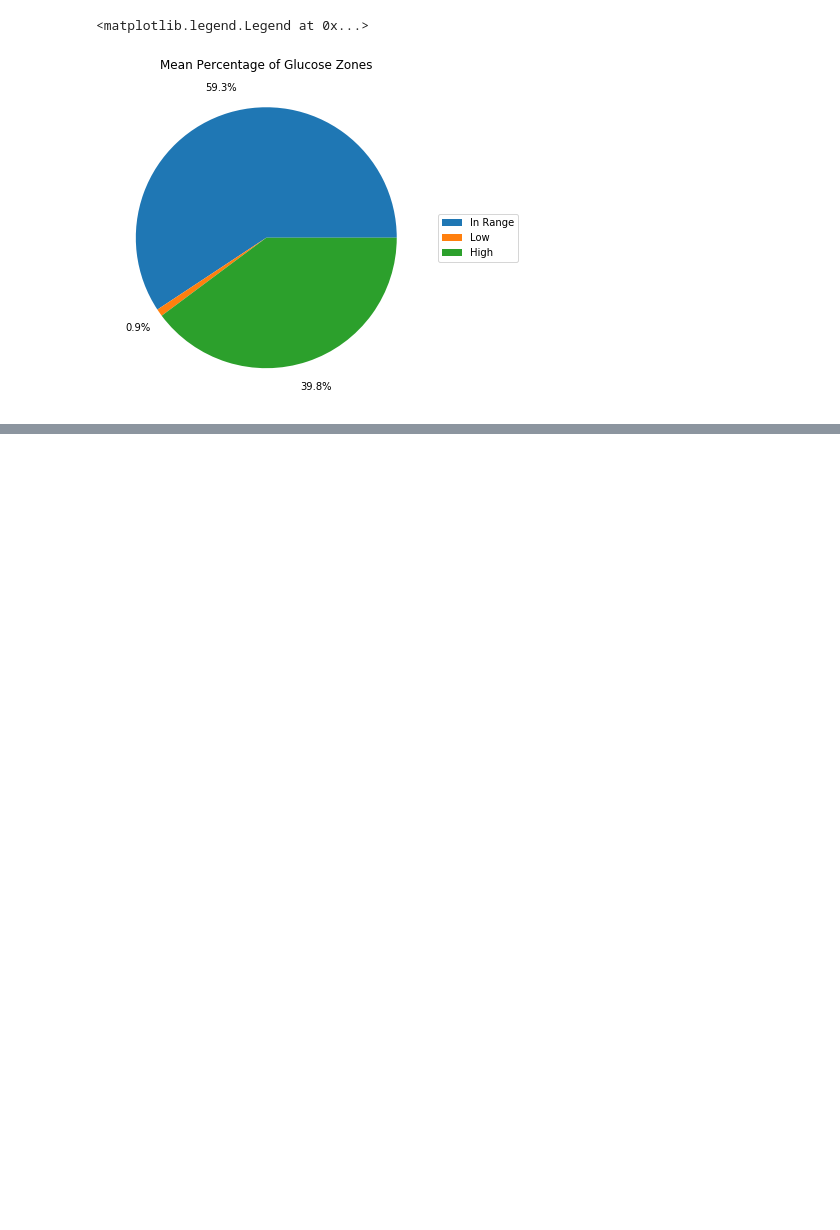
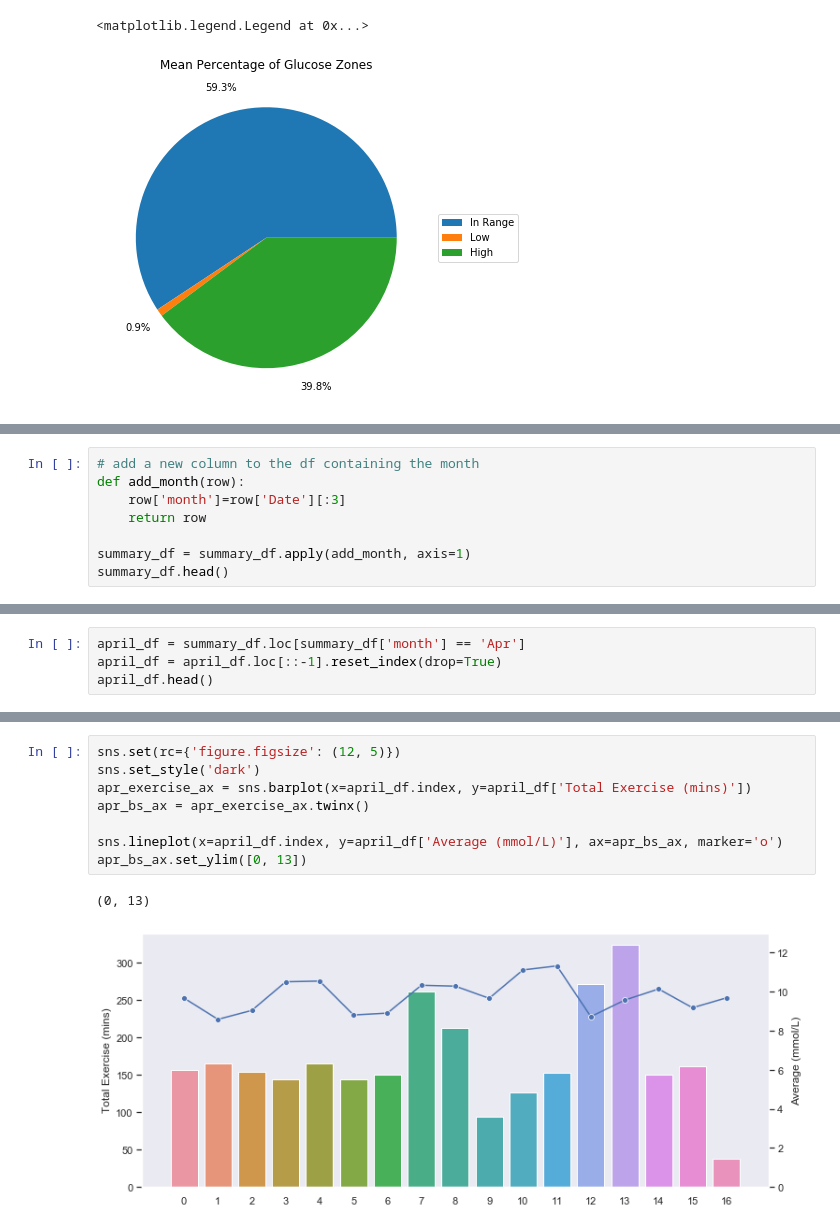
Before and after one commit to nico-palmar/glucose_data_exploration, a Jupyter notebook: initial_exploration.ipynb, the cells around one changed output, grey strips where cells are left out. Saved outputs shown, nothing was run; the diff lists cells and outputs as text; blank space fills up the shorter version.

Commit message:
graph exercise vs average bs on a month by month basis

```diff
--- a/initial_exploration.ipynb
+++ b/initial_exploration.ipynb
@@ -170,0 +175,8 @@ plt.legend(labels=labels, loc='center left', bbox_to_anchor=(1.01, 0.5))
+# %%
+# add a new column to the df containing the month
+def add_month(row):
+    row['month']=row['Date'][:3]
+    return row
+
+summary_df = summary_df.apply(add_month, axis=1)
+summary_df.head()
@@ -170,0 +223,4 @@ plt.legend(labels=labels, loc='center left', bbox_to_anchor=(1.01, 0.5))
+# %%
+april_df = summary_df.loc[summary_df['month'] == 'Apr']
+april_df = april_df.loc[::-1].reset_index(drop=True)
+april_df.head()
@@ -170,0 +234,11 @@ plt.legend(labels=labels, loc='center left', bbox_to_anchor=(1.01, 0.5))
+# %%
+sns.set(rc={'figure.figsize': (12, 5)})
+sns.set_style('dark')
+apr_exercise_ax = sns.barplot(x=april_df.index, y=april_df['Total Exercise (mins)'])
+apr_bs_ax = apr_exercise_ax.twinx()
+
+sns.lineplot(x=april_df.index, y=april_df['Average (mmol/L)'], ax=apr_bs_ax, marker='o')
+apr_bs_ax.set_ylim([0, 13])
+# %% [output]
+(0, 13)
+[figure, added]
```
Also changed, not shown: parts of 10 cells of this notebook, 1 other file.
